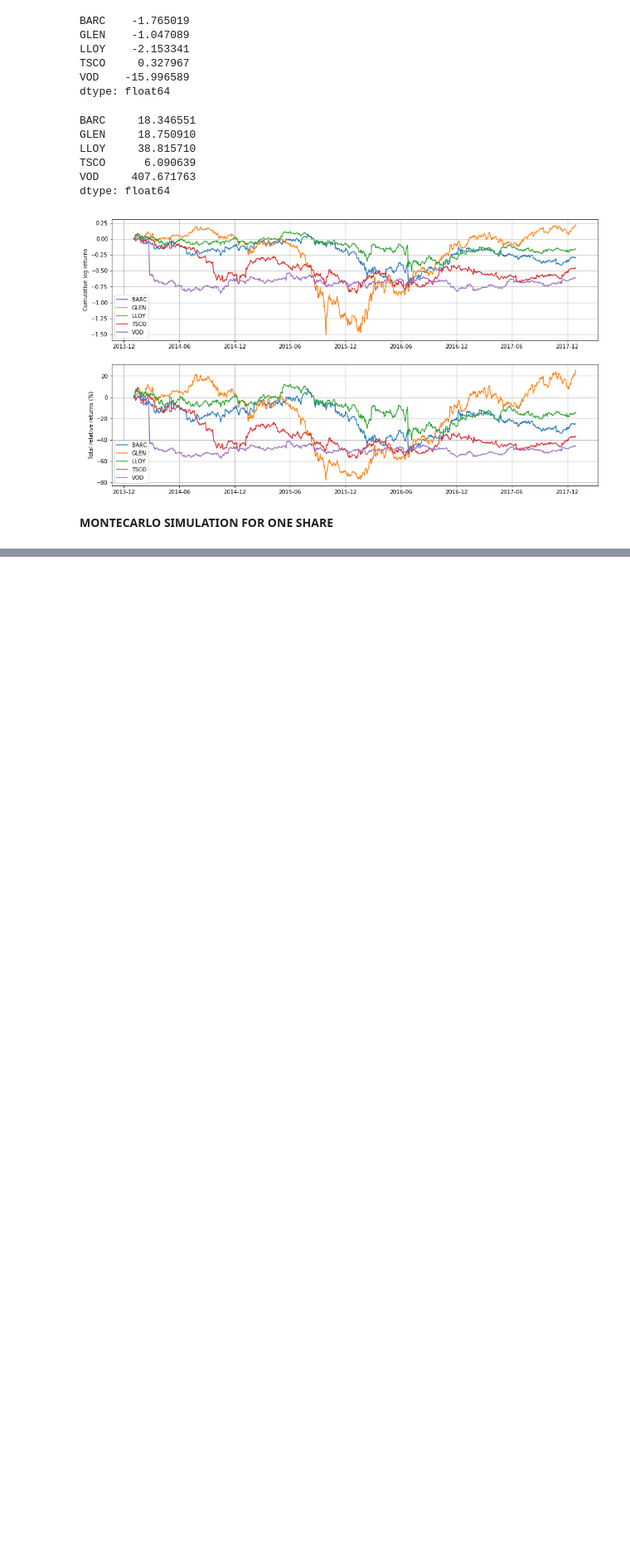
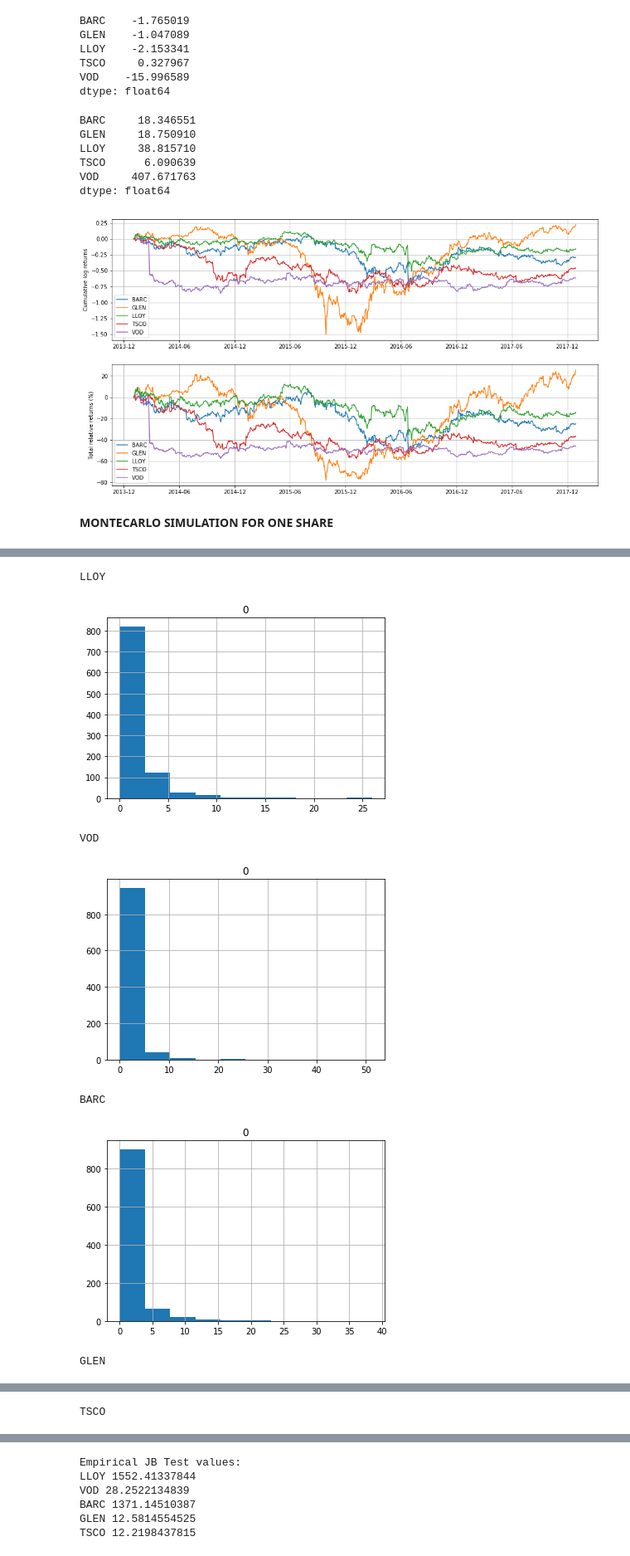
Before and after one commit to Phali/Physics_Finance, a Jupyter notebook: Coursework1.ipynb, the cells around one changed output, grey strips where cells are left out. Shown at 83% size. Saved outputs shown, nothing was run; the diff lists cells and outputs as text; code cells hidden in the pictures; blank space fills up the shorter version.

```diff
--- a/Coursework1.ipynb
+++ b/Coursework1.ipynb
@@ -231,0 +218,53 @@ for lab in tickers:
+# %%
+from scipy import stats
+
+sample_data = close[600:700]
+#sample_data.plot(figsize = (16,9))
+plt.show()
+log_returns_sample = np.log(sample_data).diff()
+n = log_returns_sample[1:].count()
+m = log_returns_sample.mean()
+std = log_returns_sample.std()
+
+#Function that returns the Jarque–Bera statistic for given parameters
+def JB_stat(n, s, k):
+    return ((n)/6)*(np.power(s,2) + (np.power((k-3),2))/4)
+
+#Function to calculate a series of random normal values
+def array_norm(n, m, std):
+    return np.array(std*np.random.randn(n) + m)
+
+#Use MC simulation to calculate the critical value for p=0.05
+N_simul = 1000
+
+for lab in tickers:
+    print(lab)
+    mc_data = []
+    jb_stat = []
+    for x in range(N_simul):
+        array_n = array_norm(n[lab], m[lab], std[lab])
+        mc_data.append(array_n)
+        jb_stat.append(JB_stat(n[lab],stats.skew(array_n), stats.kurtosis(array_n, fisher = False)))
+        #plt.hist(mc_data[x], bins='auto')
+        #plt.show()
+
+    mc_data = np.array(mc_data)
+    jb_stat = pd.DataFrame(jb_stat)
+    jb_stat.hist()
+    plt.show()
+
+print("Empirical JB Test values:")
+for lab in tickers:
+
+    s = stats.skew(log_returns_sample[lab][1:].values)
+    k = stats.kurtosis(log_returns_sample[lab][1:],fisher=False)
+    jb_empirical = JB_stat(n[lab],s,k)
+    print(lab, jb_empirical)
+# %% [output]
+LLOY
+[figure, added]
+VOD
+[figure, added]
+BARC
+[figure, added]
+GLEN
@@ -231,0 +272 @@ for lab in tickers:
+TSCO
@@ -231,0 +274,6 @@ for lab in tickers:
+Empirical JB Test values:
+LLOY 1552.41337844
+VOD 28.2522134839
+BARC 1371.14510387
+GLEN 12.5814554525
+TSCO 12.2198437815
```
Also changed, not shown: parts of 6 cells of this notebook.
